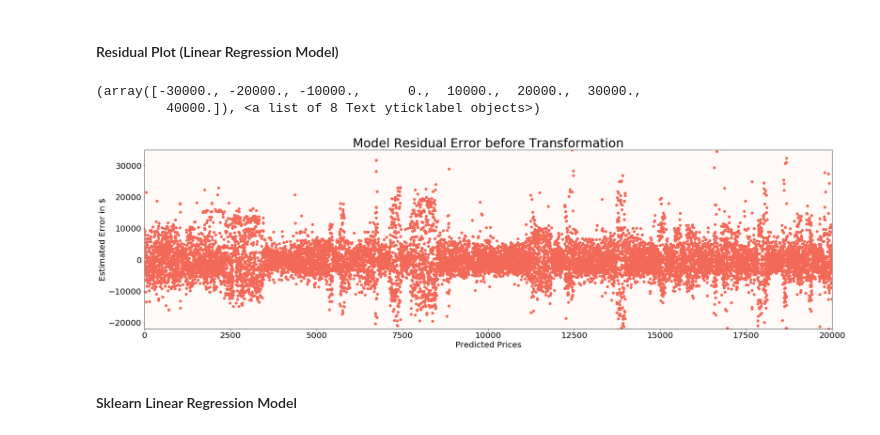
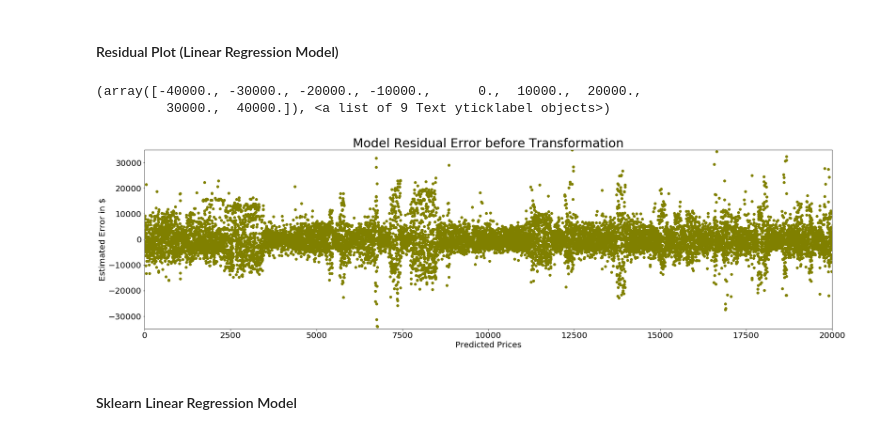
Before and after one commit to kavehamini/Used-Car-Price-Predictor, a Jupyter notebook: Machine Learning-Used Car Price Predictor-Simple.ipynb, the cells around one changed output. Drawn from its saved outputs; the diff is of its cells as text; code cells hidden in the pictures.

```diff
--- a/Machine Learning-Used Car Price Predictor-Simple.ipynb
+++ b/Machine Learning-Used Car Price Predictor-Simple.ipynb
@@ -104,20 +104,20 @@ strong multicollinearity problems or that the design matrix is singular.
 #### Residual Plot (Linear Regression Model)
 # %%
 plt.figure(figsize=(15, 4))
-plt.subplot(111, facecolor=('#FFF9F8'))
-SM_LR_Model.resid.plot(style='o', figsize=(30,8),c=('#F36958'));
+plt.subplot(111, facecolor=('white'))
+SM_LR_Model.resid.plot(style='o', figsize=(30,8),c=('olive'));
 plt.title('Model Residual Error before Transformation',fontsize=30)
 plt.ylabel('Estimated Error in $',fontsize=20)
 plt.xlabel('Predicted Prices',fontsize=20)
-plt.ylim(-22000,35000)
+plt.ylim(-35000,35000)
 plt.xlim(0,20000)
 plt.xticks(fontsize=20)
 plt.yticks(fontsize=20)
 # plt.savefig('img2_residualError.jpeg')
 # %% [output]
-(array([-30000., -20000., -10000.,      0.,  10000.,  20000.,  30000.,
-         40000.]), <a list of 8 Text yticklabel objects>)
+(array([-40000., -30000., -20000., -10000.,      0.,  10000.,  20000.,
+         30000.,  40000.]), <a list of 9 Text yticklabel objects>)
-[figure, old version]
+[figure, new version]
 # %% [markdown]
 #### Sklearn Linear Regression Model
 # %%
```
Also changed, not shown: parts of 5 cells of this notebook.
